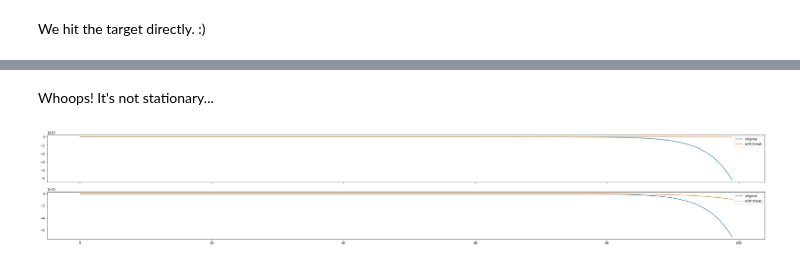
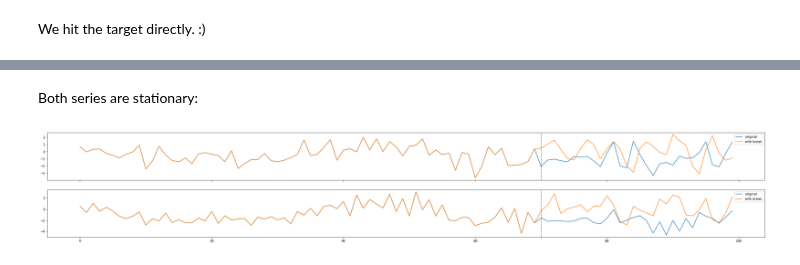
Before and after one commit to NowanIlfideme/masters_switching_models, a Jupyter notebook: notebooks/known_model_break.ipynb, the cells around one changed output, grey strips where cells are left out. Saved outputs shown, nothing was run; the diff lists cells and outputs as text; code cells hidden in the pictures.

Commit message:
Improved statinary generation. Added VAR part to known structural break.

```diff
--- a/notebooks/known_model_break.ipynb
+++ b/notebooks/known_model_break.ipynb
@@ -163,14 +164,14 @@ z1.plot();
-# %% [markdown]
-Whoops! It's not stationary...
+# %% [markdown]
+Both series are stationary:
 # %%
-
 _N = len(var1.endogenous)
 fig, ax = plt.subplots(_N, 1, sharex=True, figsize=(20*_N, 6))
 for i, v in enumerate(var1.endogenous.values):
     pd.DataFrame({
         'original': z1[v],
         'with break': z2[v],
     }).plot(ax=ax[i])
+    ax[i].axvline(break_T, color='black', linestyle=':')
 fig;
 # %% [output]
-[figure, old version]
+[figure, new version]
```
Also changed, not shown: parts of 15 cells of this notebook, 1 other file.
